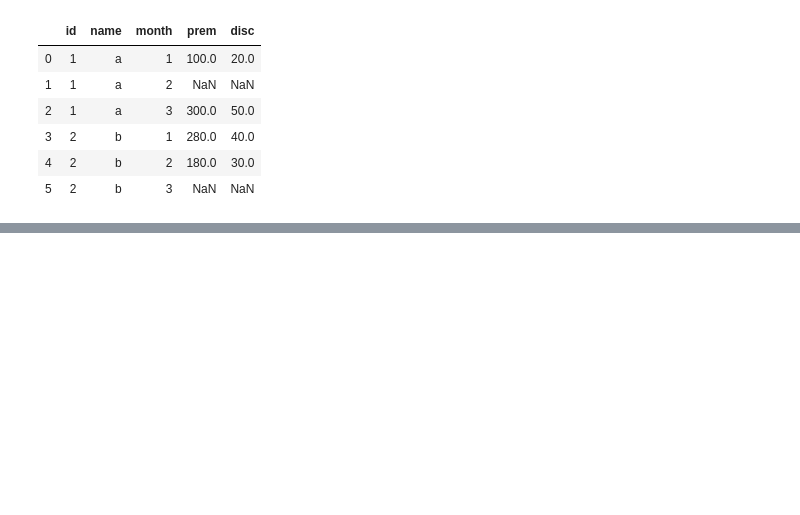
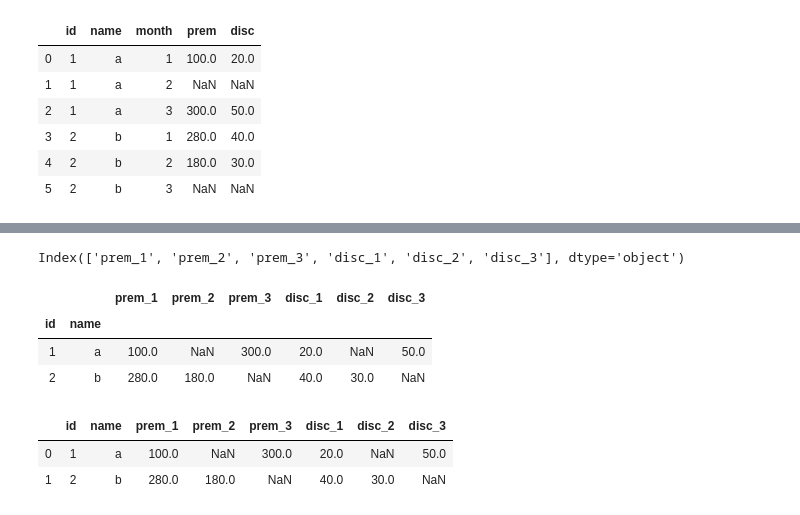
Before and after one commit to AbhishekKumar-0311/Machine-Learning-with-Python, a Jupyter notebook: Pandas/Reshaping_DataFrame.ipynb, the cells around one changed output, grey strips where cells are left out. Cells and saved outputs as stored; diff of their text form; code cells hidden in the pictures; blank space fills up the shorter version.

```diff
--- a/Pandas/Reshaping_DataFrame.ipynb
+++ b/Pandas/Reshaping_DataFrame.ipynb
@@ -140,0 +256,21 @@ df4.T
+# %%
+# Code to flatten the list and at the same time concatenating it.
+
+wide_df.columns = ['_'.join(map(str, tup)) for tup in wide_df.columns] # Everything is back to the first dataframe
+# %%
+wide_df.columns
+# %% [output]
+Index(['prem_1', 'prem_2', 'prem_3', 'disc_1', 'disc_2', 'disc_3'], dtype='object')
+# %%
+wide_df
+# %% [output]
+|  |  | prem_1 | prem_2 | prem_3 | disc_1 | disc_2 | disc_3 |
+| id | name |  |  |  |  |  |  |
+| 1 | a | 100.0 | NaN | 300.0 | 20.0 | NaN | 50.0 |
+| 2 | b | 280.0 | 180.0 | NaN | 40.0 | 30.0 | NaN |
+# %%
+wide_df.reset_index()
+# %% [output]
+|  | id | name | prem_1 | prem_2 | prem_3 | disc_1 | disc_2 | disc_3 |
+| 0 | 1 | a | 100.0 | NaN | 300.0 | 20.0 | NaN | 50.0 |
+| 1 | 2 | b | 280.0 | 180.0 | NaN | 40.0 | 30.0 | NaN |
```
Also changed, not shown: parts of 24 cells of this notebook.
